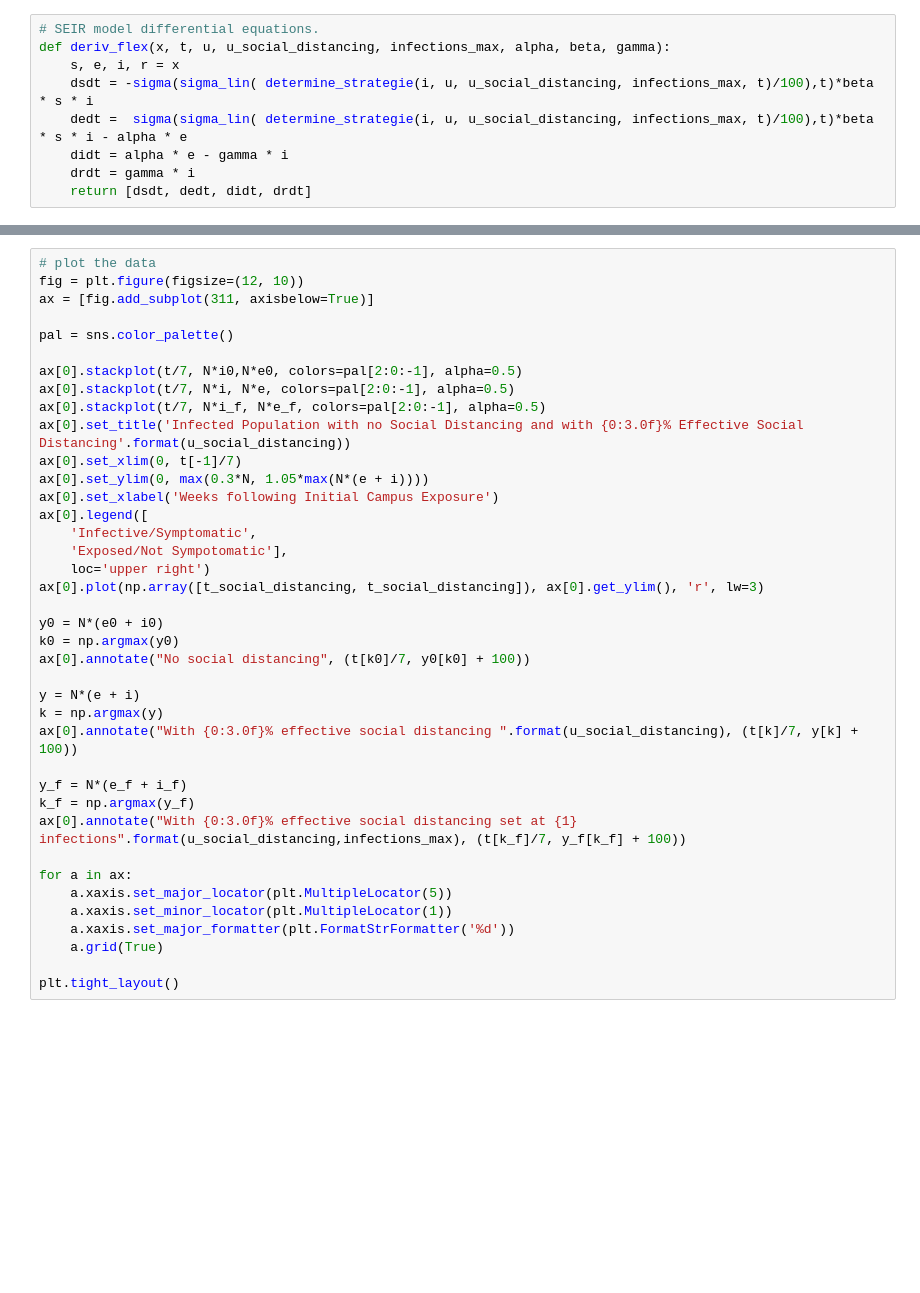
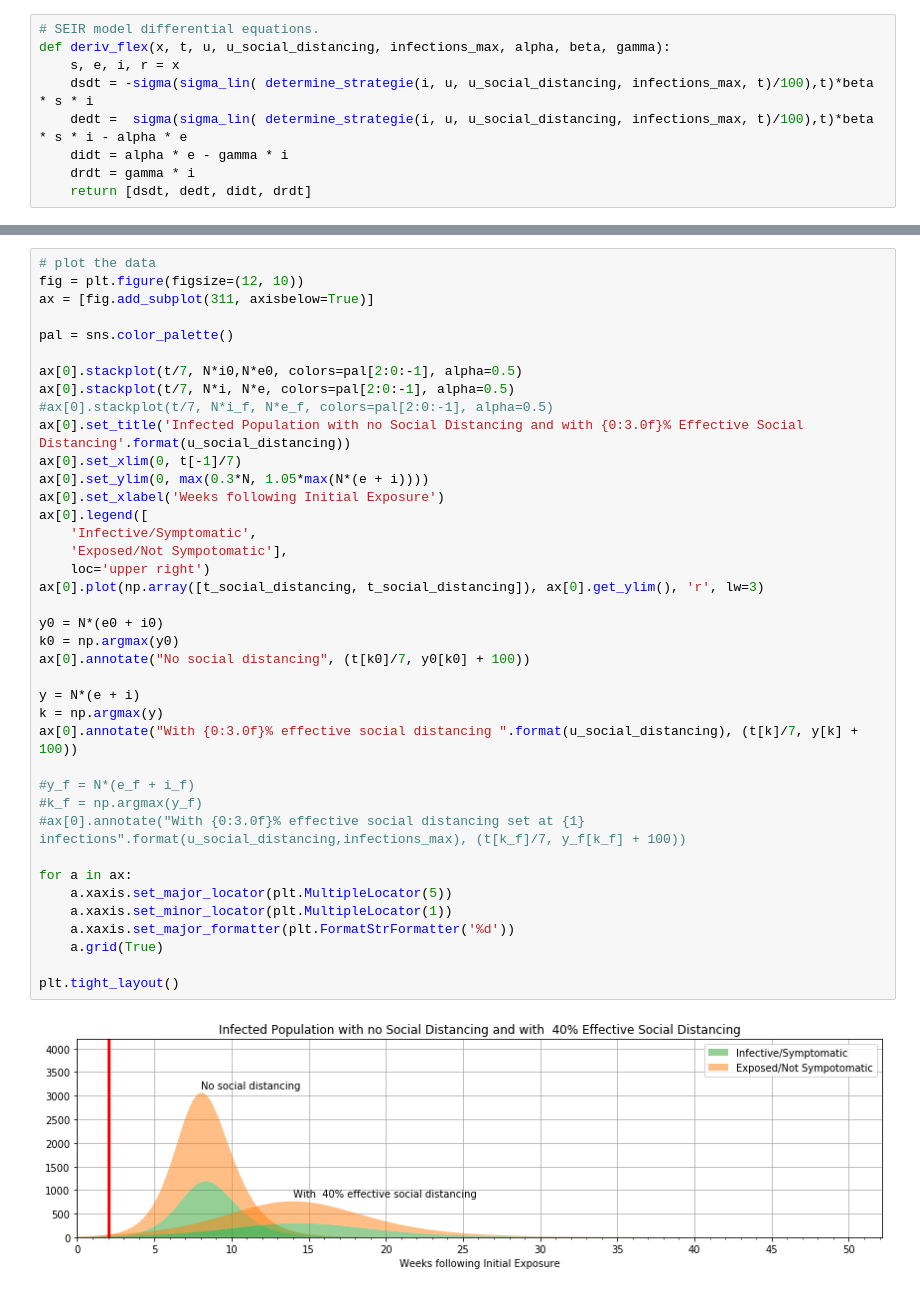
Before and after one commit to ankit001mittal/ModellingSimulation, a Jupyter notebook: SEIR_Model_With_Sigma_function_flexibel_interventions.ipynb, the cells around one changed output, grey strips where cells are left out. Cells and saved outputs as stored; diff of their text form; blank space fills up the shorter version.

```diff
--- a/SEIR_Model_With_Sigma_function_flexibel_interventions.ipynb
+++ b/SEIR_Model_With_Sigma_function_flexibel_interventions.ipynb
@@ -113,35 +162,37 @@ ax = [fig.add_subplot(311, axisbelow=True)]
 
 pal = sns.color_palette()
 
 ax[0].stackplot(t/7, N*i0,N*e0, colors=pal[2:0:-1], alpha=0.5)
 ax[0].stackplot(t/7, N*i, N*e, colors=pal[2:0:-1], alpha=0.5)
-ax[0].stackplot(t/7, N*i_f, N*e_f, colors=pal[2:0:-1], alpha=0.5)
+#ax[0].stackplot(t/7, N*i_f, N*e_f, colors=pal[2:0:-1], alpha=0.5)
 ax[0].set_title('Infected Population with no Social Distancing and with {0:3.0f}% Effective Social Distancing'.format(u_social_distancing))
 ax[0].set_xlim(0, t[-1]/7)
 ax[0].set_ylim(0, max(0.3*N, 1.05*max(N*(e + i))))
-ax[0].set_xlabel('Weeks following Initial Campus Exposure')
+ax[0].set_xlabel('Weeks following Initial Exposure')
 ax[0].legend([
     'Infective/Symptomatic',
     'Exposed/Not Sympotomatic'],
     loc='upper right')
 ax[0].plot(np.array([t_social_distancing, t_social_distancing]), ax[0].get_ylim(), 'r', lw=3)
 
 y0 = N*(e0 + i0)
 k0 = np.argmax(y0)
 ax[0].annotate("No social distancing", (t[k0]/7, y0[k0] + 100))
 
 y = N*(e + i)
 k = np.argmax(y)
 ax[0].annotate("With {0:3.0f}% effective social distancing ".format(u_social_distancing), (t[k]/7, y[k] + 100))
 
-y_f = N*(e_f + i_f)
-k_f = np.argmax(y_f)
-ax[0].annotate("With {0:3.0f}% effective social distancing set at {1} infections".format(u_social_distancing,infections_max), (t[k_f]/7, y_f[k_f] + 100))
+#y_f = N*(e_f + i_f)
+#k_f = np.argmax(y_f)
+#ax[0].annotate("With {0:3.0f}% effective social distancing set at {1} infections".format(u_social_distancing,infections_max), (t[k_f]/7, y_f[k_f] + 100))
 
 for a in ax:
     a.xaxis.set_major_locator(plt.MultipleLocator(5))
     a.xaxis.set_minor_locator(plt.MultipleLocator(1))
     a.xaxis.set_major_formatter(plt.FormatStrFormatter('%d'))
     a.grid(True)
 
 plt.tight_layout()
+# %% [output]
+[figure, added]
```
Also changed, not shown: parts of 12 cells of this notebook.
